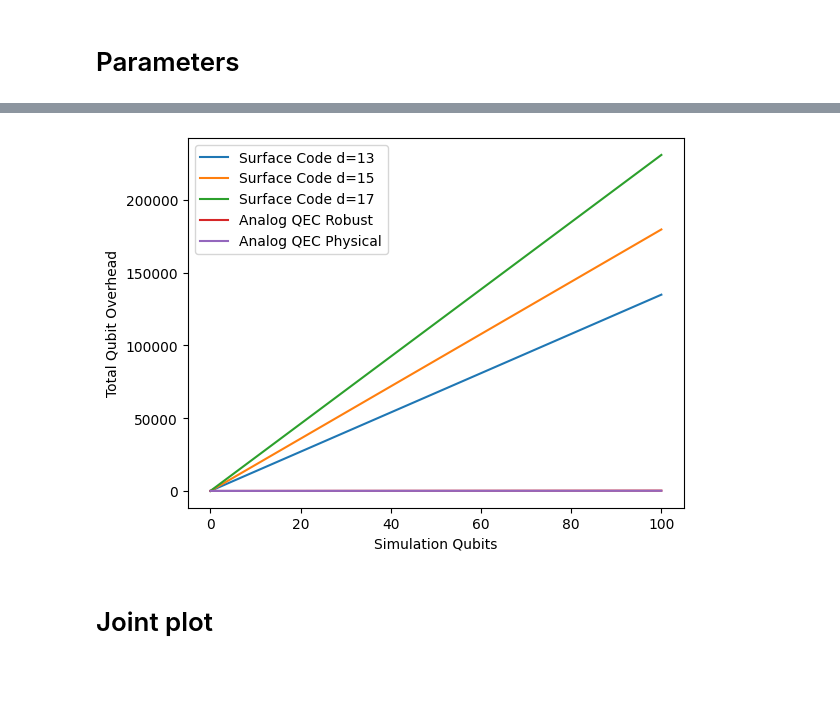
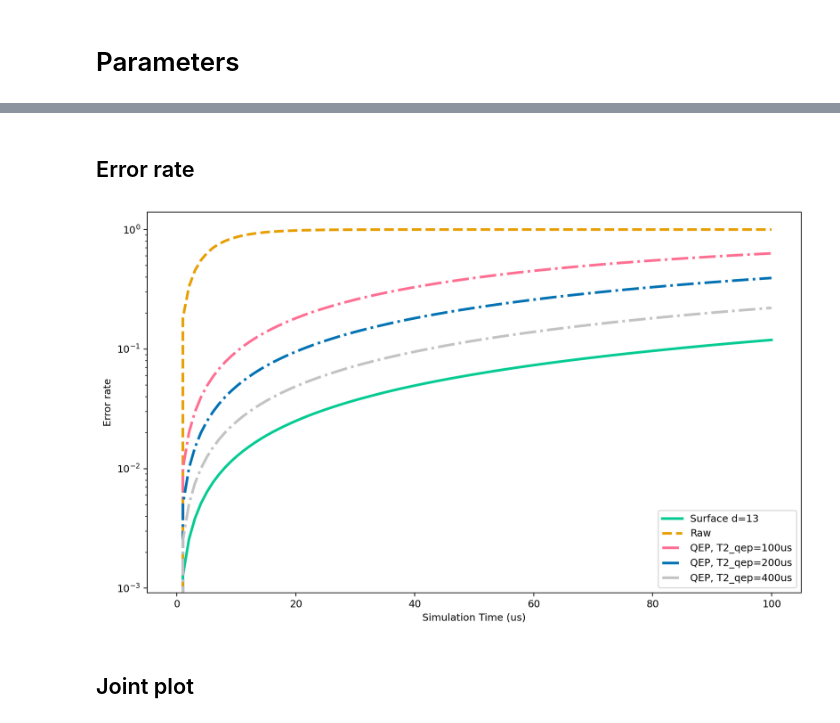
Before and after one commit to David-Pahl/analog-qec, a Jupyter notebook: notebook/04-final_plot.ipynb, the cells around one changed output, grey strips where cells are left out. Cells and saved outputs as stored; diff of their text form; code cells hidden in the pictures; blank space fills up the shorter version.

```diff
--- a/notebook/04-final_plot.ipynb
+++ b/notebook/04-final_plot.ipynb
@@ -105,14 +167,26 @@ plt.show()
-# %%
-plt.plot(sim_n_list, n_log13_list, label='Surface Code d=13')
-plt.plot(sim_n_list, n_log15_list, label='Surface Code d=15')
-plt.plot(sim_n_list, n_log17_list, label='Surface Code d=17')
-plt.plot(sim_n_list, n_robust_list, label='Analog QEC Robust')
-plt.plot(sim_n_list, n_phys_list, label='Analog QEC Physical')
-plt.xlabel('Simulation Qubits')
-plt.ylabel('Total Qubit Overhead')
-plt.legend()
-plt.show()
-# %% [output]
-[figure, removed]
+# %% [markdown]
+## Error rate
+# %%
+for d in distances:
+    plt.plot(
+        sim_T_list,
+        surface_estimates['error_rate'][d],
+        label=f'Surface d={d}'
+    )
+
+plt.plot(sim_T_list, raw_estimates['error_rate'], '--', label='Raw')
+
+for T2_qep, qep_est in qep_estimates_by_T2_qep.items():
+    plt.plot(sim_T_list, qep_est['error_rate'], '-.', label=f'QEP, T2_qep={T2_qep:.0f}us')
+
+plt.xlabel('Simulation Time (us)')
+plt.ylabel('Error rate')
+plt.yscale('log')
+plt.legend()
+plt.tight_layout()
+plt.savefig(FIGURE_DIR / 'error_rate.pdf', format='pdf', bbox_inches='tight')
+plt.show()
+# %% [output]
+[figure, added]
 # %% [markdown]
-# Joint plot
+## Joint plot
```
Also changed, not shown: parts of 41 cells of this notebook, 6 other files.
